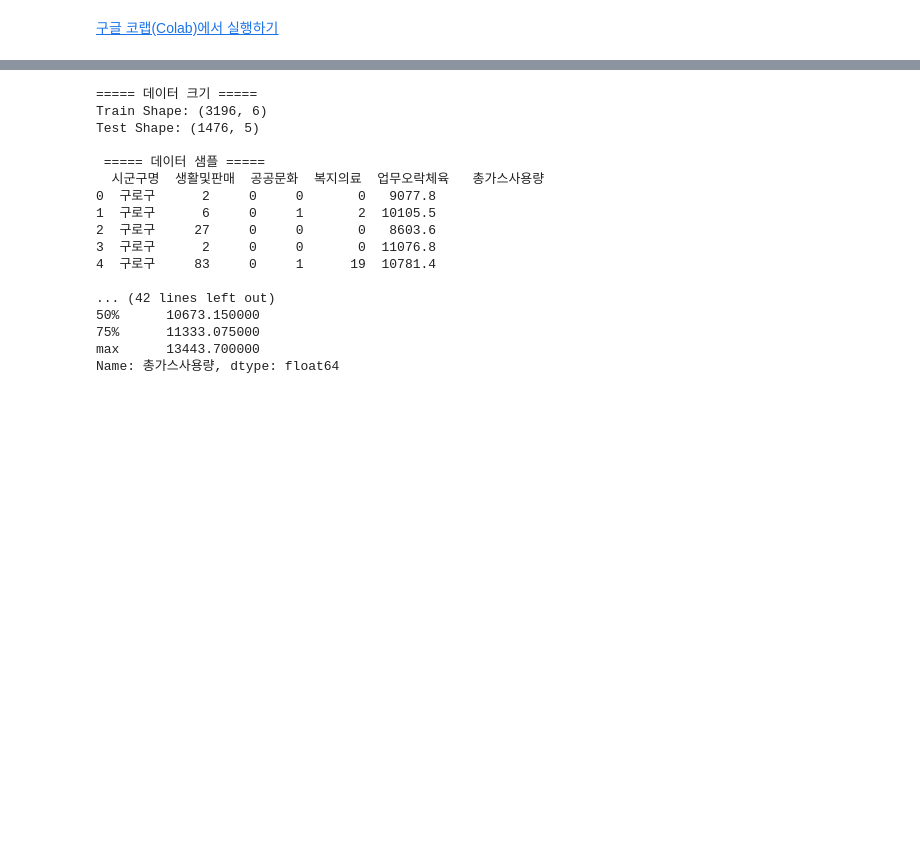
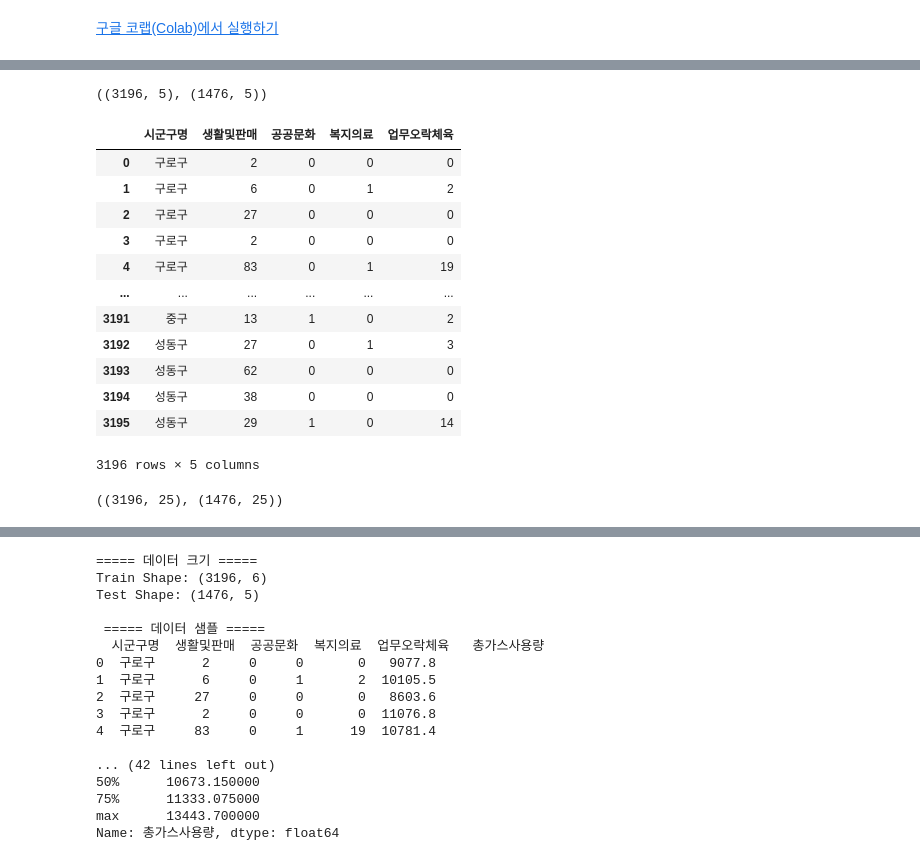
Before and after one commit to sohyun23/Big-Data-Analysis-, a Jupyter notebook: part4/ch10/p10_type2.ipynb, the cells around one changed output, grey strips where cells are left out. Cells and saved outputs as stored; diff of their text form; code cells hidden in the pictures; blank space fills up the shorter version.

```diff
--- a/part4/ch10/p10_type2.ipynb
+++ b/part4/ch10/p10_type2.ipynb
@@ -2,0 +28,2 @@
+# %%
+ y = train.pop('총가스사용량')
@@ -2,0 +53,26 @@
+# %%
+train.shape, test.shape
+# %% [output]
+((3196, 5), (1476, 5))
+# %%
+train
+# %% [output]
+|  | 시군구명 | 생활및판매 | 공공문화 | 복지의료 | 업무오락체육 |
+| 0 | 구로구 | 2 | 0 | 0 | 0 |
+| 1 | 구로구 | 6 | 0 | 1 | 2 |
+| 2 | 구로구 | 27 | 0 | 0 | 0 |
+| 3 | 구로구 | 2 | 0 | 0 | 0 |
+| 4 | 구로구 | 83 | 0 | 1 | 19 |
+| ... | ... | ... | ... | ... | ... |
+| 3191 | 중구 | 13 | 1 | 0 | 2 |
+| 3192 | 성동구 | 27 | 0 | 1 | 3 |
+| 3193 | 성동구 | 62 | 0 | 0 | 0 |
+| 3194 | 성동구 | 38 | 0 | 0 | 0 |
+| 3195 | 성동구 | 29 | 1 | 0 | 14 |
+3196 rows × 5 columns
+# %%
+train = pd.get_dummies(train)
+test = pd.get_dummies(test)
+train.shape, test.shape
+# %% [output]
+((3196, 25), (1476, 25))
```
Also changed, not shown: parts of 7 cells of this notebook.
